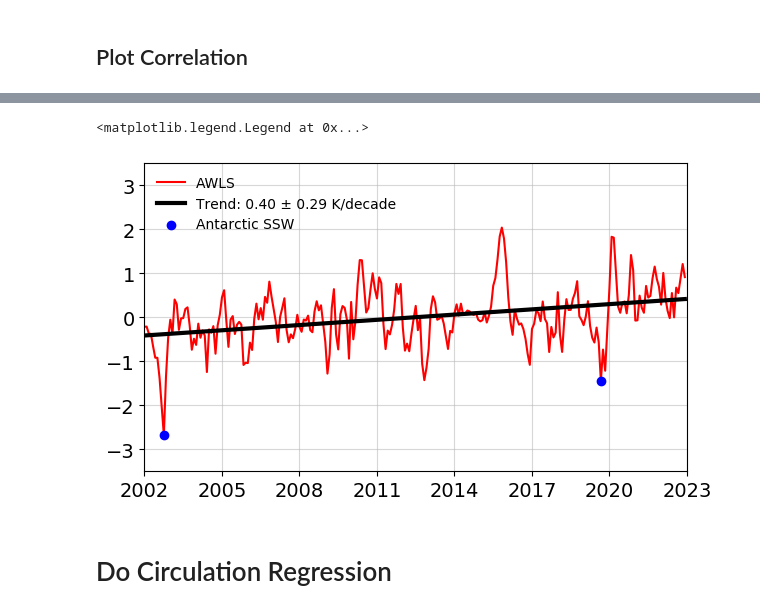
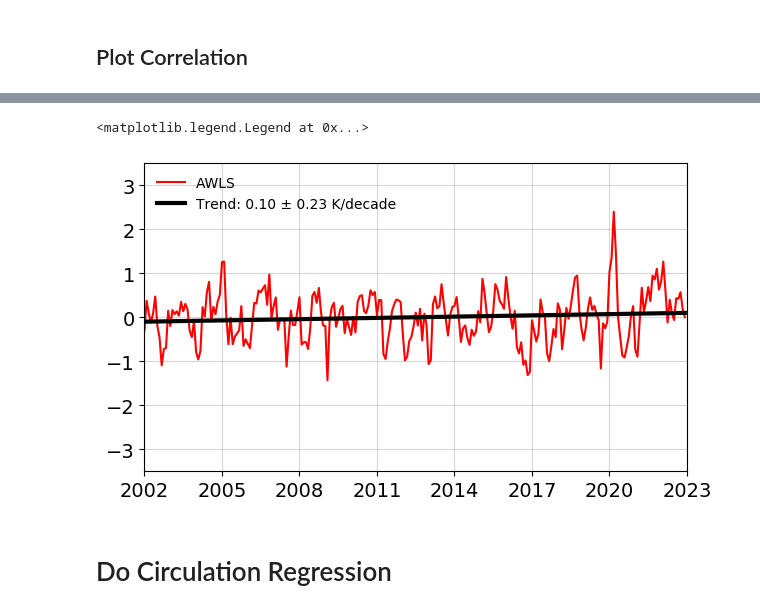
Before and after one commit to AodhanSweeney/StratTandO3trends, a Jupyter notebook: TrendAnalysis/GNSSTrends.ipynb, the cells around one changed output, grey strips where cells are left out. Saved outputs shown, nothing was run; the diff lists cells and outputs as text; code cells hidden in the pictures.

```diff
--- a/TrendAnalysis/GNSSTrends.ipynb
+++ b/TrendAnalysis/GNSSTrends.ipynb
@@ -118,10 +126,10 @@ Height Red Box:  16.6 to 17.6
 Lat Red Box:  -18.75 to 18.75
 # %%
 # define AWLS ([:, 83-94, 7-11] means [:, 16.6 - 18.6 km, -33.75S - 11.25S]
-anomalous_temp_in_box = temp_anoms_No_QBO_ENSO_sxx[:,83:94,7:11]
+anomalous_temp_in_box = temp_anoms_No_QBO_ENSO_sxx[:,83:94,13:17]
 
 # get latitude weights and take weighted average
-lat_weights = np.cos(np.deg2rad(zm_temp.lat[7:11].values))
+lat_weights = np.cos(np.deg2rad(zm_temp.lat[13:17].values))
 anomalous_temp_in_box = np.multiply(anomalous_temp_in_box, lat_weights[np.newaxis, np.newaxis, :])
 anomalous_temp_in_box = np.reshape(anomalous_temp_in_box, (len(anomalous_temp_in_box), 11*4))
 anomalous_temp_in_box = np.nansum(anomalous_temp_in_box, axis=1)/(np.sum(lat_weights)*11)
@@ -177,36 +185,36 @@ residuals = anomalous_temp_in_box - (lr[0] * time + lr[1])
 # find degrees of freedom with autocorrelation
 rho = acf(residuals, nlags=1)[1]
 n_eff = len(time) * (1 - rho) / (1 + rho)
 adjusted_std_err = lr[4] * np.sqrt(len(time) / n_eff)
 adjusted_std_err = adjusted_std_err * 1.96 # get 2-sigma confidence
 trend_label = f"Trend: {lr[0]*10:.2f} ± {adjusted_std_err*10:.2f} K/decade"
 
 # plot AWLS and trend
 fig, axs = plt.subplots(1,1, figsize=(7,4))
 plt.plot(time, anomalous_temp_in_box, color='red', label='AWLS')
 plt.plot(time, trend_line, color='black', linewidth=3, label=trend_label)
 
 # put Antarctic SSWs on plot
-plt.scatter(time[9], anomalous_temp_in_box[9], color='blue', label='Antarctic SSW',zorder=5)
-plt.scatter(time[8+(17*12)], anomalous_temp_in_box[8+(17*12)], color='blue',zorder=5)
+#plt.scatter(time[9], anomalous_temp_in_box[9], color='blue', label='Antarctic SSW',zorder=5)
+#plt.scatter(time[8+(17*12)], anomalous_temp_in_box[8+(17*12)], color='blue',zorder=5)
 
 # set x-ticks
 plt.tick_params(axis='both', which='major', labelsize=14)
 x_vals = np.arange(2002,2024,3)
 axs.set_xticks(x_vals)
 axs.set_xticklabels([str(year) for year in x_vals])
 
 # include grid and set range
 plt.xlim(2002,2023)
 plt.ylim(-3.5,3.5)
 plt.grid(alpha=0.5)
 plt.legend(frameon=False, loc=0)
 
 
 #plt.savefig('/home/disk/p/aodhan/GNSSTrends/figures/AWLSTimeseries', dpi=300)
 # %% [output]
 <matplotlib.legend.Legend at 0x...>
-[figure, old version]
+[figure, new version]
 # %% [markdown]
 # Do Circulation Regression
 # %%
```
Also changed, not shown: parts of 9 cells of this notebook, 1 other file.
